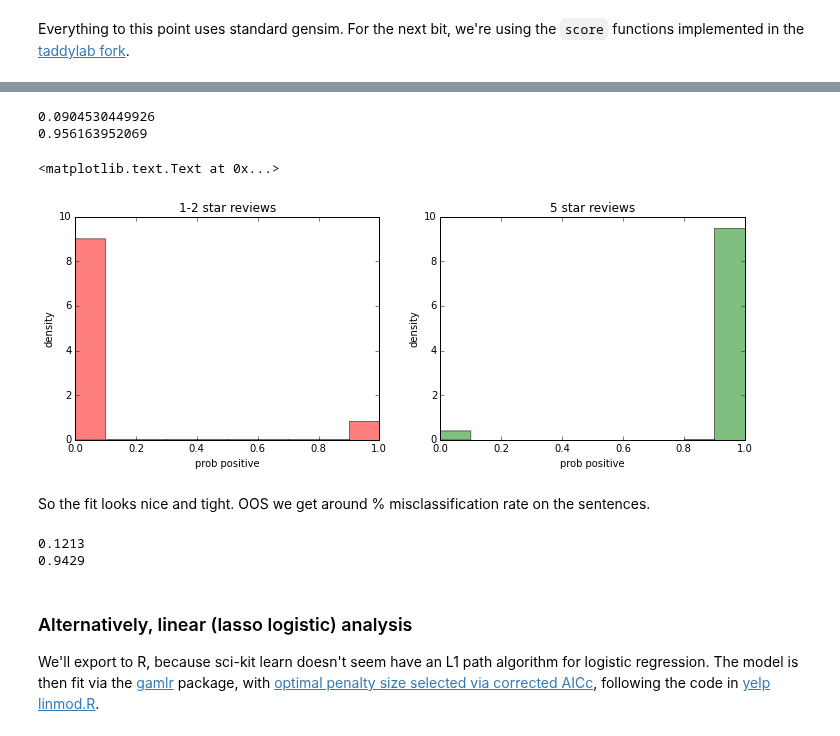
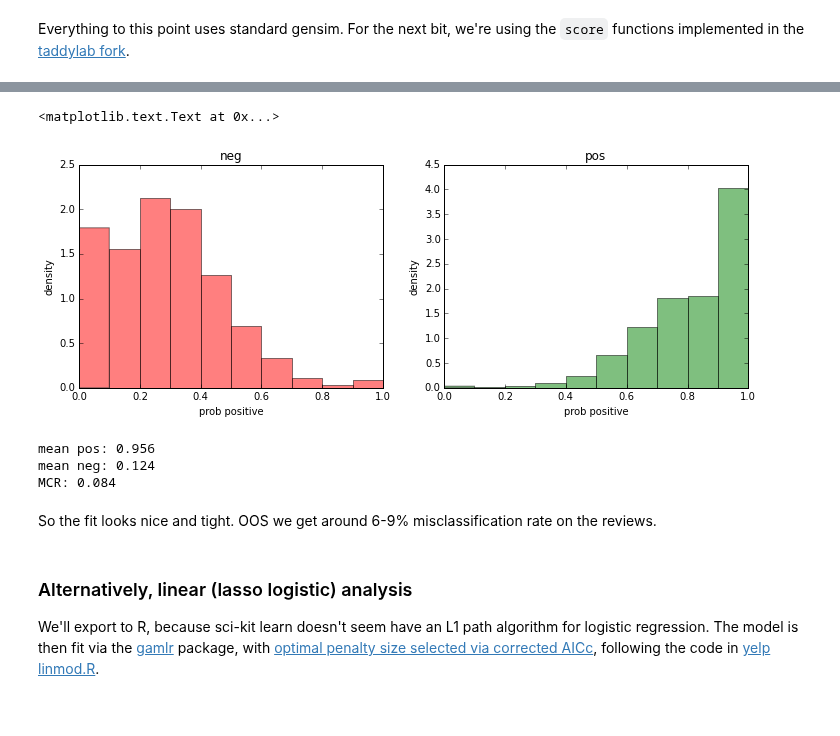
Before and after one commit to TaddyLab/deepir, a Jupyter notebook: w2v-inversion.ipynb, the cells around one changed output, grey strips where cells are left out. Cells and saved outputs as stored; diff of their text form; code cells hidden in the pictures.

Commit message:
updated probs

```diff
--- a/w2v-inversion.ipynb
+++ b/w2v-inversion.ipynb
@@ -104,15 +148,0 @@ scoremat = np.vstack((scores['bad'],scores['good']))
-# %%
-# scoremat contains log sentence [un-normalized] prob under each class.
-print( scoremat[1000] )
-# choose the argmax class in prediction
-print( scoremat[1000].argmax() )
-## you could add the influence of a prior
-logpi = np.log( [nbad, ngood] )
-print( logpi ) # again un-normalized
-print( scoremat[1000] + logpi )
-
-# finally, convert to something probs
-logprobs = scoremat + logpi
-probs = np.exp( logprobs - logprobs.max(axis=1)[:,np.newaxis] )
-probs = probs/probs.sum(axis=1)[:,np.newaxis]
-np.round(probs,2)
@@ -131,39 +149,50 @@ array([[ 1.  ,  0.  ],
-# %%
-predy = probs.argmax(axis=1)
-print( np.mean(predy[:nbad]) )
-print( np.mean(predy[nbad:]) )
-# %% [output]
-0.0904530449926
-0.956163952069
+# %%
+def getscore(rev):
+    sentences =  [(i,s) for i,r in enumerate(rev) for s in r]
+    eta = np.column_stack(
+                    ( models['neg'].score([s for i,s in sentences]),
+                      models['pos'].score([s for i,s in sentences]) ) )
+    probs = np.exp( eta - eta.max(axis=1)[:,np.newaxis] )
+    probs = probs/probs.sum(axis=1)[:,np.newaxis]
+    agg = np.column_stack(
+                    ( np.bincount([i for i,s in sentences], probs[:,0]),
+                      np.bincount([i for i,s in sentences], probs[:,1]) ) )
+    probpos = agg[:,1]/np.bincount([i for i,s in sentences])
+    return(probpos)
+# %%
+scores = {}
+scores['neg'] = getscore(testneg)
+scores['pos'] = getscore(testpos)
 # %%
 import matplotlib.pyplot as plt
 %matplotlib inline
 
 fig = plt.figure(figsize=(12,4))
 
 fig.add_subplot(1,2,1)
-plt.hist(probs[:len(reviews["bad"]),1],color="red", alpha=.5, normed=1)
-plt.title("1-2 star reviews")
+plt.hist(scores['neg'],color="red", alpha=.5, normed=1)
+plt.title("neg")
 plt.xlabel("prob positive")
 plt.ylabel("density")
 fig.add_subplot(1,2,2)
-plt.hist(probs[len(reviews["bad"]):,1],color="green", alpha=.5, normed=1)
-plt.title("5 star reviews")
+plt.hist(scores['pos'],color="green", alpha=.5, normed=1)
+plt.title("pos")
 plt.xlabel("prob positive")
 plt.ylabel("density")
 # %% [output]
 <matplotlib.text.Text at 0x...>
-[figure, old version]
+[figure, new version]
+# %%
+yhat = {'pos': scores['pos']>0.5, 'neg': scores['neg']>0.5}
+for sntmnt in yhat:
+    print( "mean %s: %.3f" % (sntmnt, yhat[sntmnt].mean()))
+print( "MCR: %.3f" % (1-(yhat['pos'].mean() + (1-yhat['neg'].mean()))/2) )
+# %% [output]
+mean pos: 0.956
+mean neg: 0.124
+MCR: 0.084
 # %% [markdown]
-So the fit looks nice and tight. OOS we get around % misclassification rate on the sentences.
+So the fit looks nice and tight. OOS we get around 6-9% misclassification rate on the reviews.
-# %%
-oospredbad = scoremat.argmax(axis=1)[testbad]
-oospredgood = scoremat.argmax(axis=1)[nbad+testgood]
-print(np.mean(oospredbad))
-print(np.mean(oospredgood))
-# %% [output]
-0.1213
-0.9429
 # %% [markdown]
 ### Alternatively, linear (lasso logistic) analysis
 
```
Also changed, not shown: parts of 29 cells of this notebook, 5 other files.
